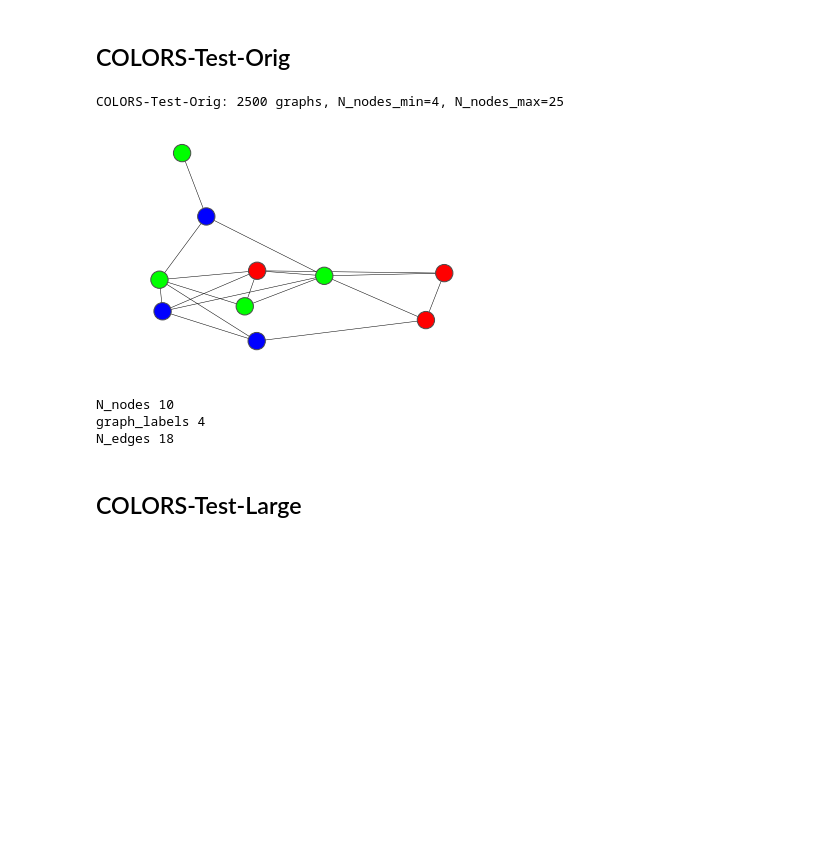
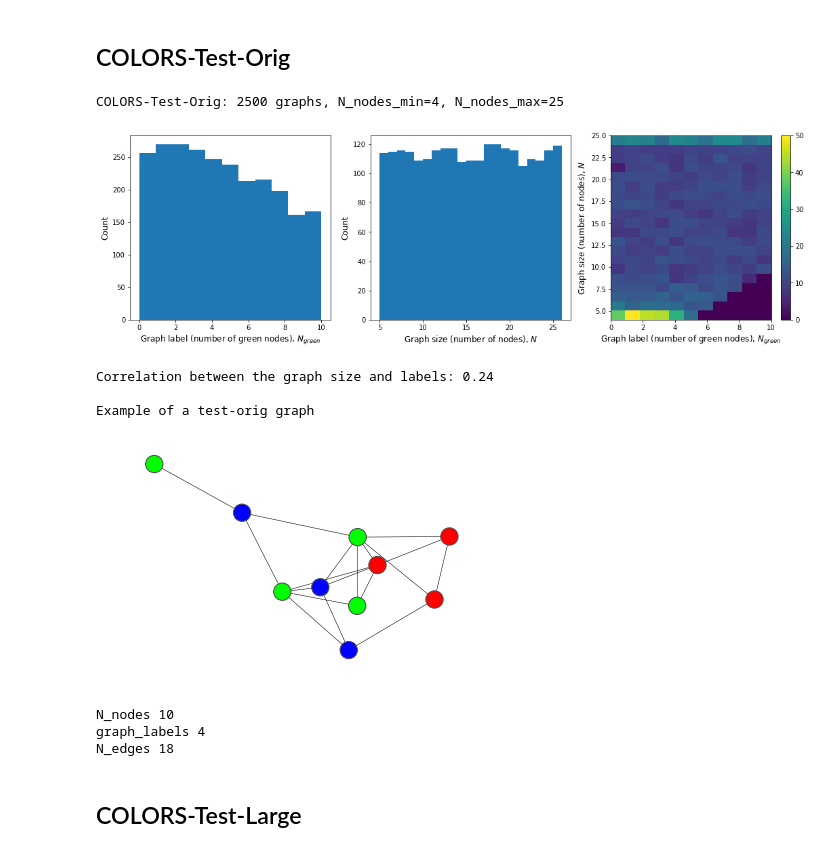
Before and after one commit to bknyaz/graph_attention_pool, a Jupyter notebook: graphs_visualize.ipynb, the cells around one changed output. Drawn from its saved outputs; the diff is of its cells as text; code cells hidden in the pictures; blank space fills up the shorter version.

```diff
--- a/graphs_visualize.ipynb
+++ b/graphs_visualize.ipynb
@@ -44,29 +84,40 @@ N_edges 15
 # %% [markdown]
 ## COLORS-Test-Orig
 # %%
-shapes = np.array([A.shape[0] for A in test_data['Adj_matrices']])[:2500]
-print('COLORS-Test-Orig: {} graphs, N_nodes_min={}, N_nodes_max={}'.format(len(shapes), shapes.min(), shapes.max()))
-idx = np.where((shapes == 10) & (test_data['graph_labels'][:2500] == 4))[0]
+test_data_orig = copy_data(test_data, np.arange(2500))
+shapes = np.array([A.shape[0] for A in test_data_orig['Adj_matrices']])
+print('COLORS-Test-Orig: {} graphs, N_nodes_min={}, N_nodes_max={}'.format(len(shapes),
+                                                                           shapes.min(), shapes.max()))
+
+plot_hist(test_data_orig)
+
+print('\nExample of a test-orig graph')
+
+idx = np.where((shapes == 10) & (test_data_orig['graph_labels'] == 4))[0]
 for i, ind in enumerate(idx[1:2]):
-    G = nx.from_numpy_array(test_data['Adj_matrices'][ind])
+    G = nx.from_numpy_array(test_data_orig['Adj_matrices'][ind])
     fig = plt.figure()
-    nx.draw_networkx(G, node_color=test_data['node_features'][ind],
+    nx.draw_networkx(G, node_color=test_data_orig['node_features'][ind],
                      with_labels=False, width=0.5, edgecolors=[0.3, 0.3, 0.3, 0.1])
     plt.axis('off')
     plt.show()
-    print('N_nodes %d' % test_data['Adj_matrices'][ind].shape[0])
-    for key in test_data:
-        if isinstance(test_data[key][ind], np.ndarray):
-            #print(key, '\n', test_data[key][ind].astype(np.int32))
+    print('N_nodes %d' % test_data_orig['Adj_matrices'][ind].shape[0])
+    for key in test_data_orig:
+        if isinstance(test_data_orig[key][ind], np.ndarray):
+            #print(key, '\n', test_data_orig[key][ind].astype(np.int32))
             pass
         else:
-            print(key, test_data[key][ind])
+            print(key, test_data_orig[key][ind])
 # %% [output]
 COLORS-Test-Orig: 2500 graphs, N_nodes_min=4, N_nodes_max=25
-[figure, old version]
+[figure, new version]
-N_nodes 10
-graph_labels 4
-N_edges 18
+Correlation between the graph size and labels: 0.24
+
+Example of a test-orig graph
+[figure, added]
+N_nodes 10
+graph_labels 4
+N_edges 18
 # %% [markdown]
 ## COLORS-Test-Large
 # %%
```
Also changed, not shown: parts of 5 cells of this notebook, 3 other files.
